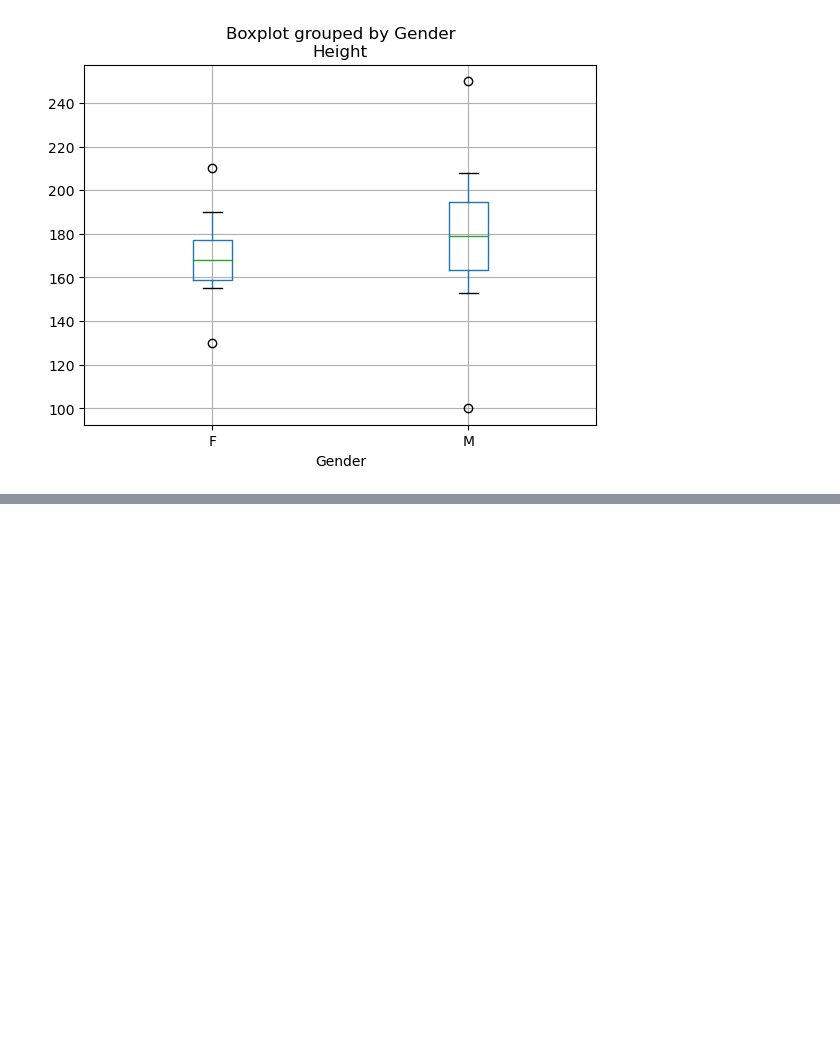
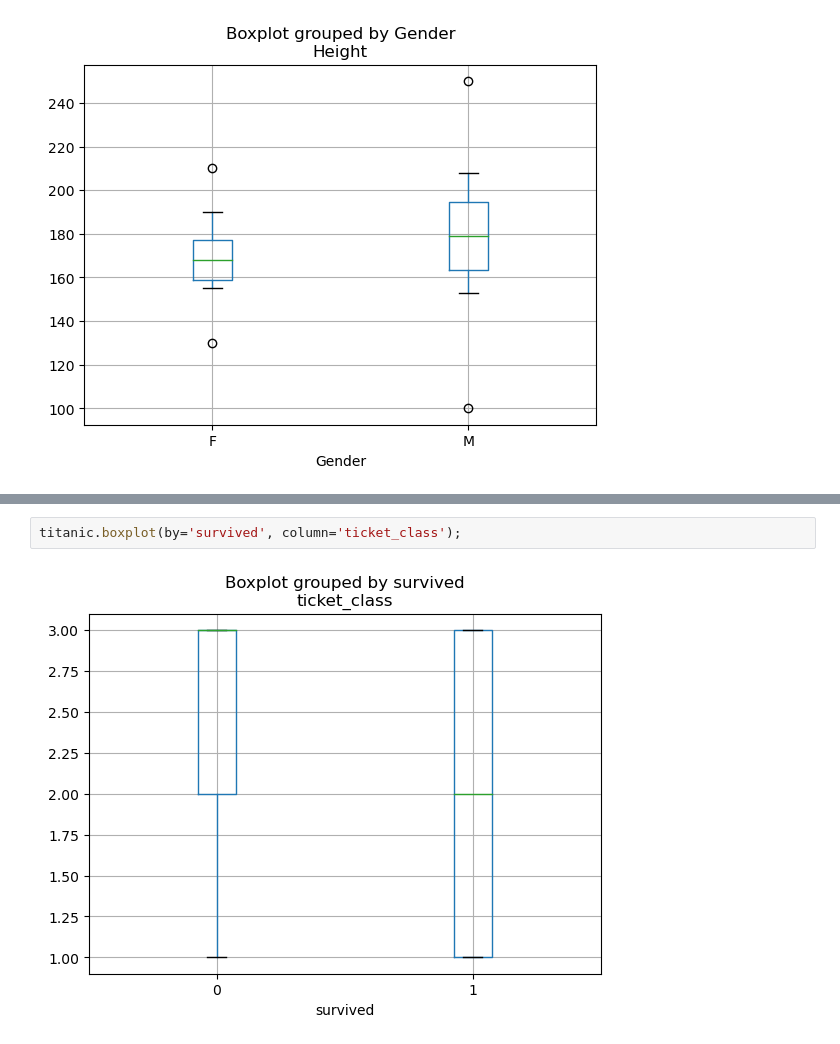
Before and after one commit to mlhudson1/CIDM4310-70_Pandas, a Jupyter notebook: Chapter8.ipynb, the cells around one changed output, grey strips where cells are left out. Drawn from its saved outputs; the diff is of its cells as text; blank space fills up the shorter version.

```diff
--- a/Chapter8.ipynb
+++ b/Chapter8.ipynb
@@ -378,0 +417,4 @@ df.boxplot(by="Gender", column="Height");
+# %%
+titanic.boxplot(by='survived', column='ticket_class');
+# %% [output]
+[figure, added]
```
Also changed, not shown: parts of 5 cells of this notebook.
